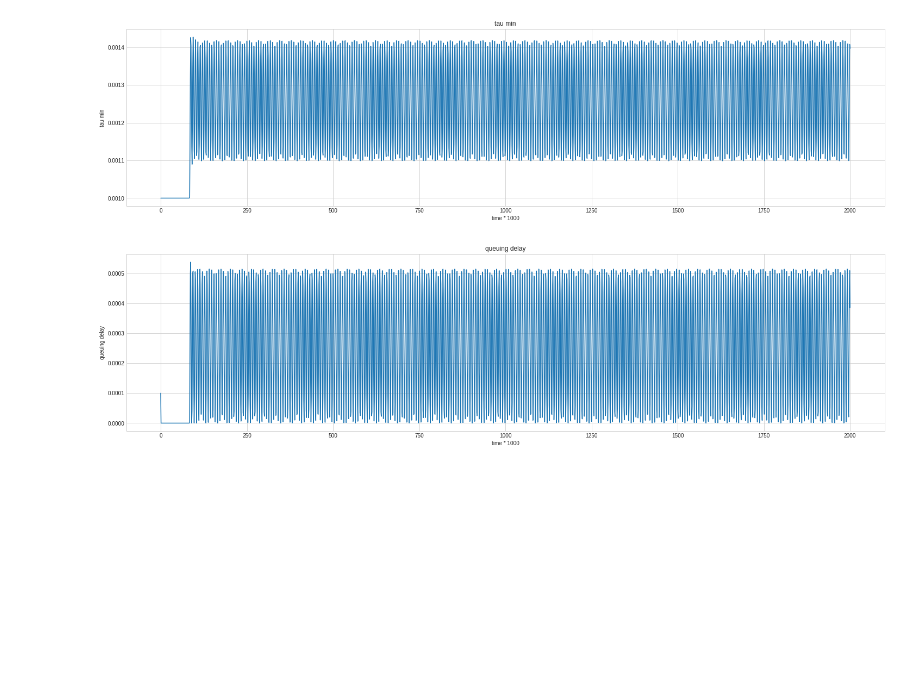
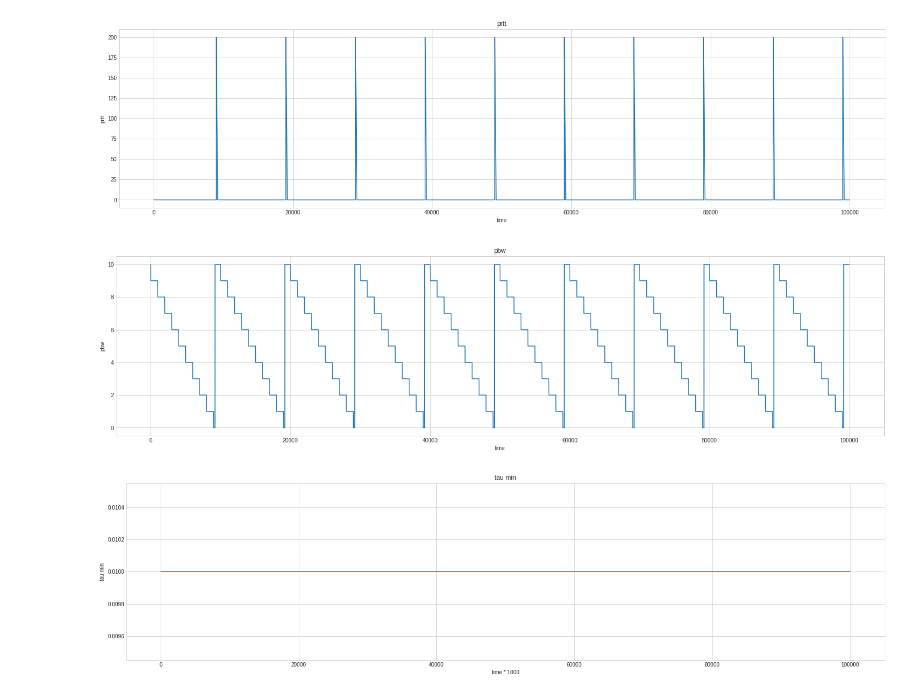
Before and after one commit to divyashk/TCP-BBR-ns3, a Jupyter notebook: dumbell-ns3/2-phase/3-phase.ipynb, the cells around one changed output. Drawn from its saved outputs; the diff is of its cells as text; code cells hidden in the pictures; blank space fills up the shorter version.

```diff
--- a/dumbell-ns3/2-phase/3-phase.ipynb
+++ b/dumbell-ns3/2-phase/3-phase.ipynb
@@ -37,12 +37,25 @@ def plotvstime(values_dict, xlabel, ylabel, title):
     plt.ylabel(ylabel)
     plt.title(title)
 
-def plotlist(list_values, xlabel, ylabel, title):
+def plotlist(list_values, xlabel, ylabel, title, part = 0):
     f = plt.figure()
     f.set_figwidth(25)
     f.set_figheight(6)
+    time = range(len(list_values))
+    part_ind = int(len(list_values) * part)
+    plt.plot(time[part_ind:], list_values[part_ind:])
+    plt.xlabel(xlabel)
+    plt.ylabel(ylabel)
+    plt.title(title)
 
-    plt.plot(list_values)
+def plot_queue(list_values, xlabel, ylabel, title, part = 0):
+    f = plt.figure()
+    f.set_figwidth(25)
+    f.set_figheight(6)
+    time = range(len(list_values))
+    part_ind = int(len(list_values) * part)
+    plt.plot(time[part_ind:], list_values[part_ind:])
+    plt.axhline(y = (maxQDelay), color='r')
     plt.xlabel(xlabel)
     plt.ylabel(ylabel)
     plt.title(title)
@@ -161,49 +173,75 @@ start = 0
 # needs to be smaller than the smallest value of time ( T in sec. )
 step = 0.001
 
-end = 2 / step
+end = 100 / step
 
 x = [0.0001]
 
-t_pbw = [convTime("10sec")]
-t_prt = [convTime("200ms")]
-C = convBandwidth("0.1Mbps")
-T = convTime("1ms")
-T_steps = int(convTime("1ms") / step)
+t_pbw = convTime("10sec")
+t_prt = convTime("0sec")
+C = convBandwidth("10Mbps")
+T = convTime("10ms")
+pktSize = 1440   # in Bytes
+BDP = C*T # in Mb
+maxQDelay = (2 * BDP)/C
+T_steps = int(T / step)
 q_delay = [0.0001]
 tau_min = [T]
 mode = "probe_bwn"
-
+cwnd = [10]
+t_pbw_store = []
+t_rtt_store = []
 t = 0
 while t < end:
 
     x.append(x_next())
+    cwnd.append(SRtoCwnd())
 
-    q_delay.append(max(0, (rate_q_next()*step) + q_delay[-1]))
+    #TODO: Need to fix this
+    q_delay.append(min(maxQDelay, max(0, (rate_q_next()*step) + q_delay[-1])))
 
-    tau_min.append(tau_min_next() )
+    tau_min.append(tau_min_next())
 
+    t_pbw_store.append(t_pbw)
+
+    t_rtt_store.append(t_prt)
+
+
+    # happens every 0.001 sec
     if mode == "probe_rtt":
         t_prt -= 1
+        # probe rtt has finished and set a new tau min, no go to probe bandwidth
         if t_prt == 0:
             mode = "probe_bwn"
-            t_pbw.append(10)
+            t_pbw = 10
 
+
+
+    # checks for every second
     elif t % 1000 == 0 and mode == "probe_bwn":
-            # here t_pbw goes negative, need to switch to t_prt instead for 200ms.
-            t_pbw.append(t_pbw_next())
-            if t_pbw[-1] == 0:
+            # if new min RTT found then reset to 10 otherwise reduce by 1
+            t_pbw = t_pbw_next(t_pbw)
+
+            # Timer has expired and no min RTT was found till now, need to go to probe rtt
+            if t_pbw == 0:
                 mode = "probe_rtt"
                 t_prt = 200
 
+    #print("t_pbw:",t_pbw," "," t_prt:",t_prt)
 
     t += 1
 
+
+
 plotlist(x, "time * " + str(int(1/step)), "sending rate x", "sending rate")
+plotlist(cwnd, "time * " + str(int(1/step)), "cwnd vs time", "cwnd")
+plotlist(t_rtt_store, "time", "prtt", "prtt")
 
-plotlist(t_pbw, "time", "probing counter", "probing counter")
 
-plotlist(tau_min, "time * " + str(int(1/step)), "tau min", "tau min")
+plotlist(t_pbw_store, "time", "pbw", "pbw", part = 0)
 
-plotlist(q_delay, "time * " + str(int(1/step)), "queuing delay", "queuing delay")
+plotlist(tau_min, "time * " + str(int(1/step)), "tau min", "tau min", part = 0)
+
+plot_queue(q_delay, "time * " + str(int(1/step)), "queuing delay", "queuing delay", part = 0
+         )
 # %% [output]
@@ -212,2 +250,3 @@ plotlist(q_delay, "time * " + str(int(1/step)), "queuing delay", "queuing delay"
-[figure, old version]
+[figure, new version]
-[figure, old version]
+[figure, new version]
+[figure, added]
```
Also changed, not shown: parts of 2 cells of this notebook.
